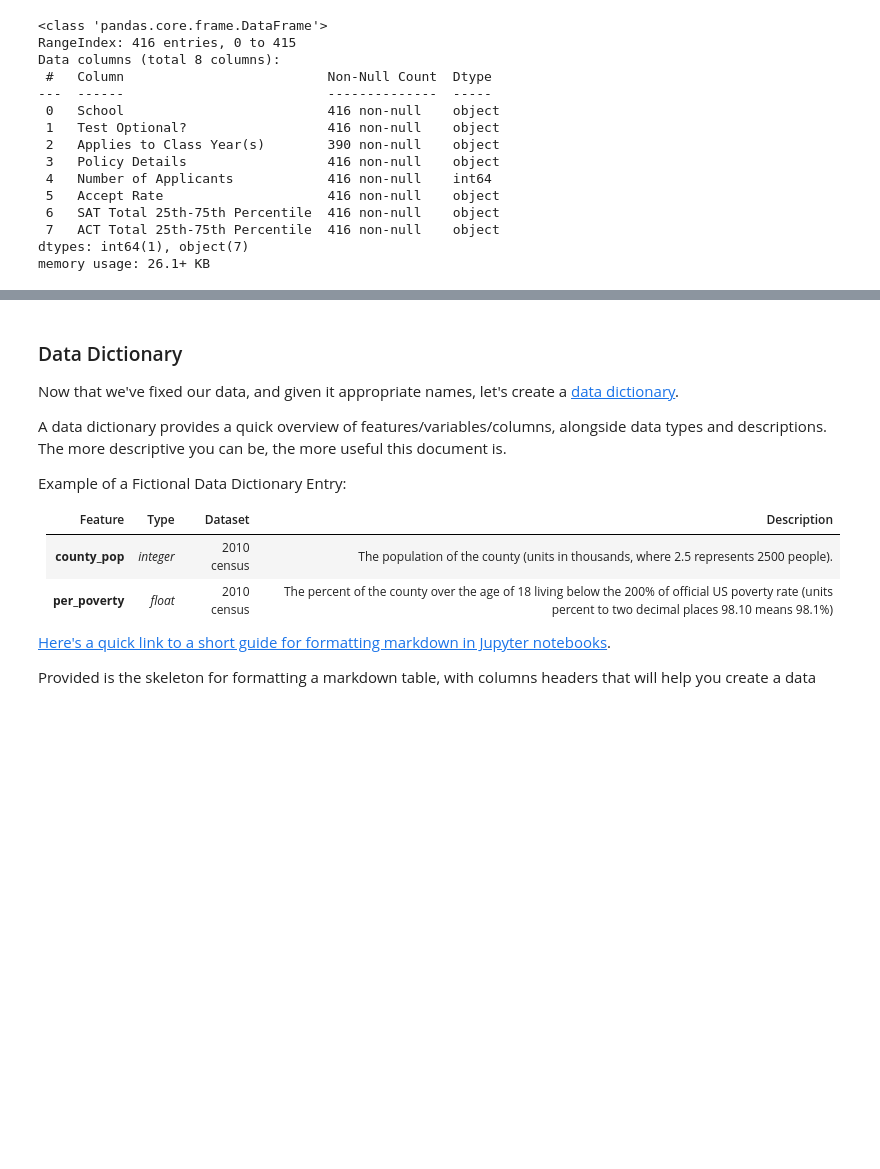
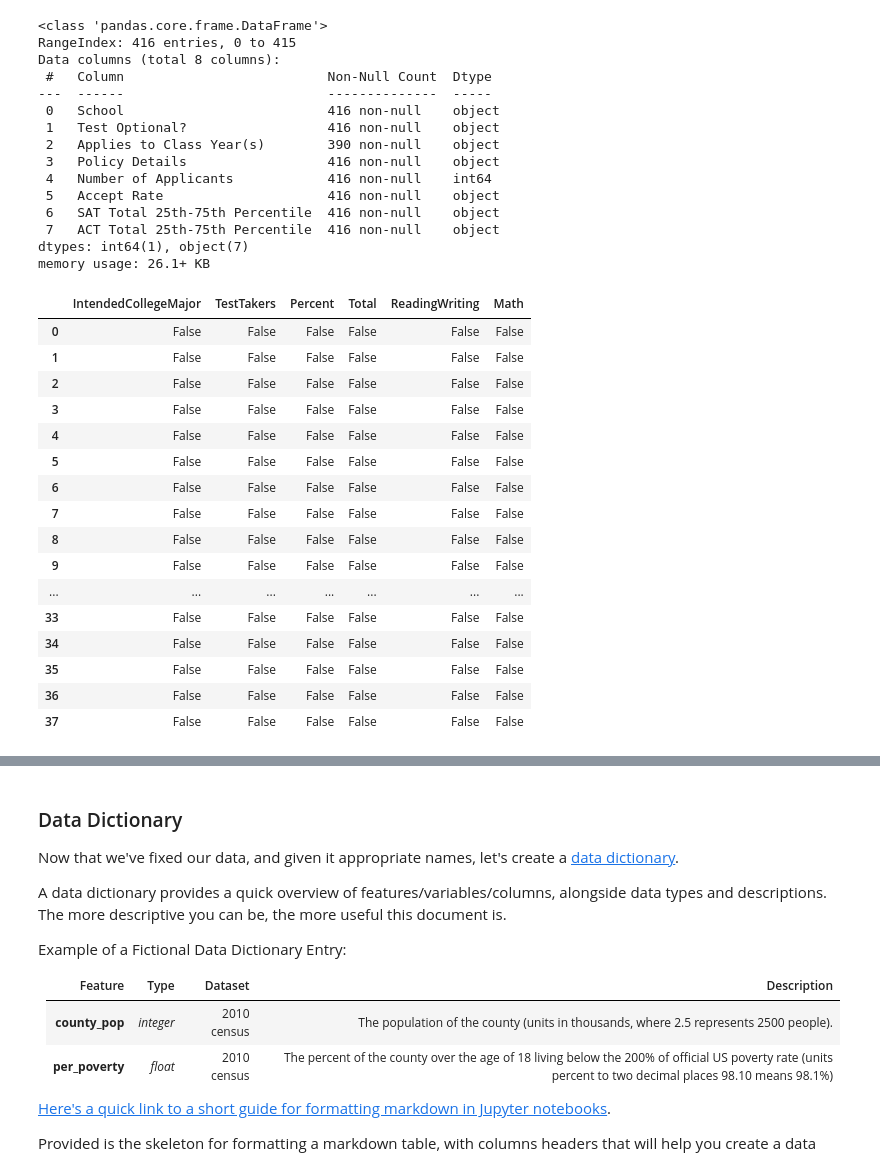
Before and after one commit to khbk/Standardized-Test-Analysis, a Jupyter notebook: code/starter-code.ipynb, the cells around one changed output, grey strips where cells are left out. Cells and saved outputs as stored; diff of their text form; code cells hidden in the pictures; blank space fills up the shorter version.

```diff
--- a/code/starter-code.ipynb
+++ b/code/starter-code.ipynb
@@ -196,3 +196,23 @@ Data columns (total 8 columns):
  7   ACT Total 25th-75th Percentile  416 non-null    object
 dtypes: int64(1), object(7)
 memory usage: 26.1+ KB
+# %%
+icm.isnull()
+# %% [output]
+|  | IntendedCollegeMajor | TestTakers | Percent | Total | ReadingWriting | Math |
+| 0 | False | False | False | False | False | False |
+| 1 | False | False | False | False | False | False |
+| 2 | False | False | False | False | False | False |
+| 3 | False | False | False | False | False | False |
+| 4 | False | False | False | False | False | False |
+| 5 | False | False | False | False | False | False |
+| 6 | False | False | False | False | False | False |
+| 7 | False | False | False | False | False | False |
+| 8 | False | False | False | False | False | False |
+| 9 | False | False | False | False | False | False |
+| ... | ... | ... | ... | ... | ... | ... |
+| 33 | False | False | False | False | False | False |
+| 34 | False | False | False | False | False | False |
+| 35 | False | False | False | False | False | False |
+| 36 | False | False | False | False | False | False |
+| 37 | False | False | False | False | False | False |
```
Also changed, not shown: parts of 4 cells of this notebook.
